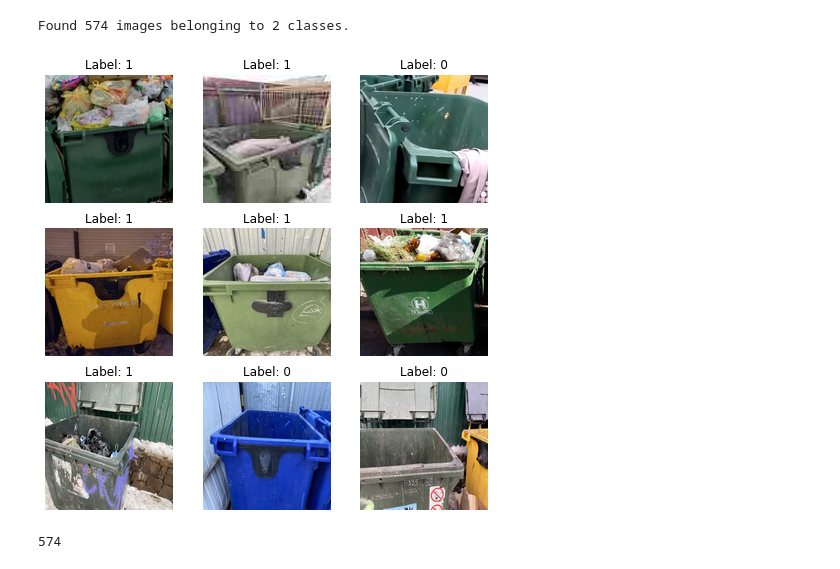
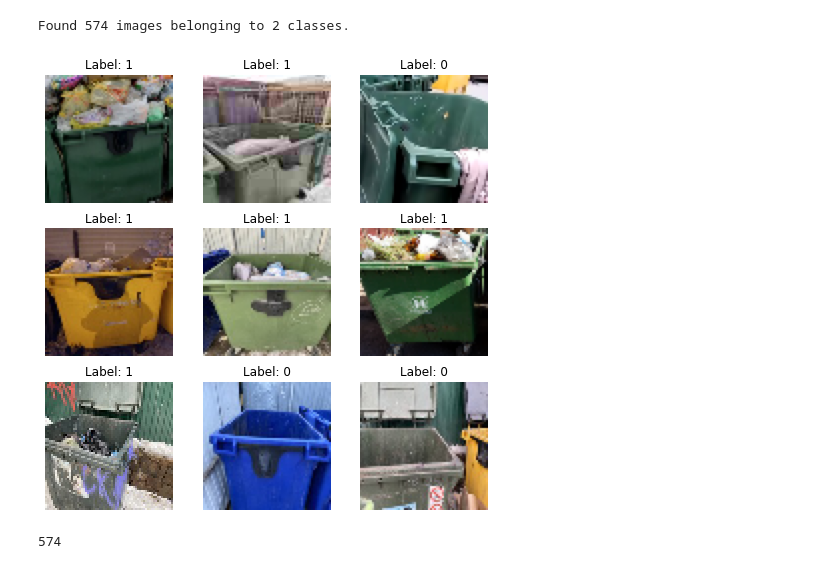
Before and after one commit to iishutov/CV-Project, a Jupyter notebook: ml_project.ipynb, the cells around one changed output. Saved outputs shown, nothing was run; the diff lists cells and outputs as text; code cells hidden in the pictures.

```diff
--- a/ml_project.ipynb
+++ b/ml_project.ipynb
@@ -15,41 +15,42 @@ test_dir = '/content/drive/MyDrive/dataset/test'
 batch_size = 32
 rescale = 1./255
 img_height = img_width = 128
+# %%
+# Training dataset preprocessing
+train_datagen = ImageDataGenerator(
+    rescale=rescale,
+    # rotation_range=5,
+    # width_shift_range=0.1,
+    # height_shift_range=0.1,
+    # shear_range=0.1,
+    # zoom_range=0.1,
+    # horizontal_flip=True,
+    # fill_mode='nearest',
+    validation_split=0.0
+)
+
+train_dataset = train_datagen.flow_from_directory(
+    directory=train_dir,
+    target_size=(64, 64),
+    batch_size=batch_size,
+    class_mode='binary',
+    shuffle=True,
+    seed=42,
+)
+# %% [output]
+Found 574 images belonging to 2 classes.
 # %%
-# Training dataset preprocessing
-train_datagen = ImageDataGenerator(
-    rescale=rescale,
-    # rotation_range=5,
-    # width_shift_range=0.1,
-    # height_shift_range=0.1,
-    # shear_range=0.1,
-    # zoom_range=0.1,
-    # horizontal_flip=True,
-    # fill_mode='nearest',
-    validation_split=0.0
-)
-
-train_dataset = train_datagen.flow_from_directory(
-    directory=train_dir,
-    target_size=(128, 128),
-    batch_size=batch_size,
-    class_mode='binary',
-    shuffle=True,
-    seed=42,
-)
-
 # Show the resulted training dataset after augmentation.
 fig, axs = plt.subplots(nrows=3, ncols=3, figsize=(8,8))
 for i in range(3):
     for j in range(3):
         image, label = train_dataset.next()
         axs[i,j].imshow(image[0])
         axs[i,j].set_title(f'Label: {(int)(label[0])}')
         axs[i,j].axis('off')
 plt.show()
 # %% [output]
-Found 574 images belonging to 2 classes.
-[figure, old version]
+[figure, new version]
 # %%
 # ImageDataGenerator does not increase the size of the dataset.
 train_dataset.n
```
Also changed, not shown: parts of 6 cells of this notebook.
